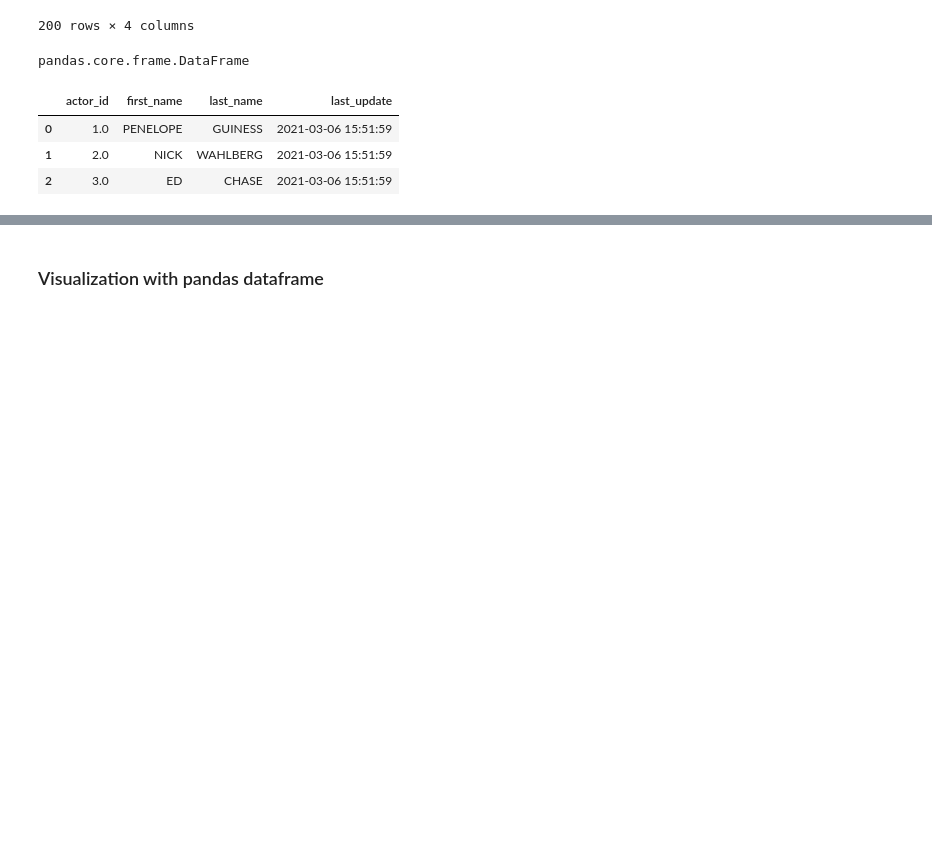
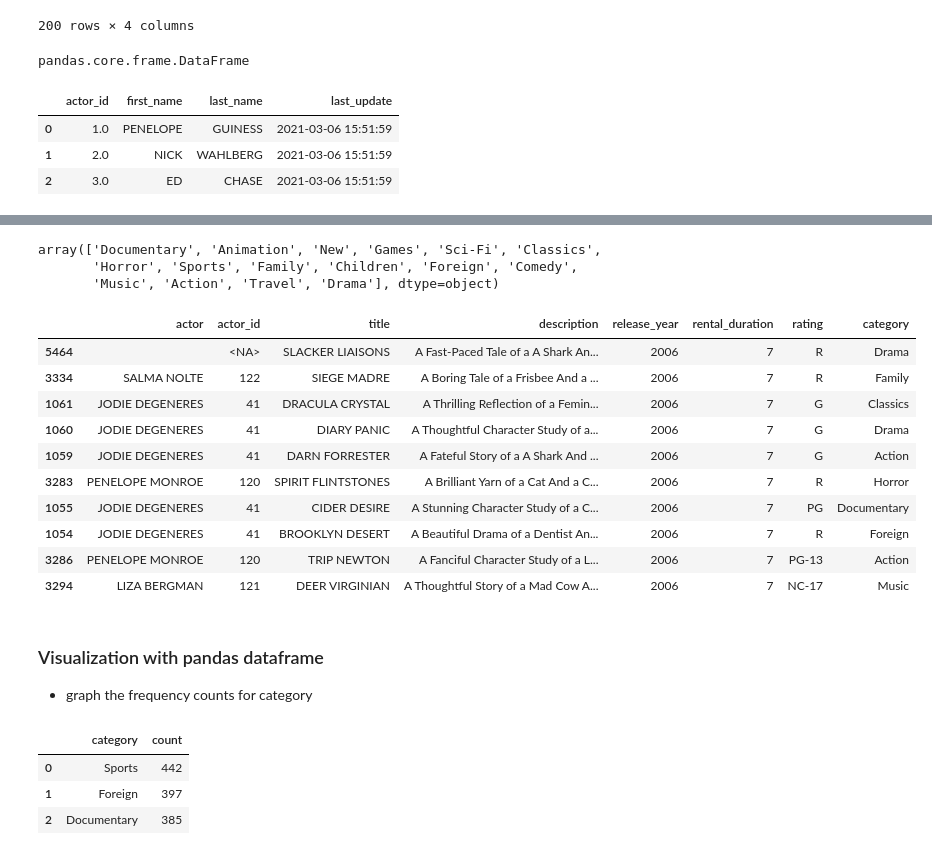
Before and after one commit to ghaliaghazal/sql_Ghalia_Ghazal_DE25, a Jupyter notebook: week4_query_sakila/pandas_duckdb.ipynb, the cells around one changed output, grey strips where cells are left out. Drawn from its saved outputs; the diff is of its cells as text; code cells hidden in the pictures; blank space fills up the shorter version.

```diff
--- a/week4_query_sakila/pandas_duckdb.ipynb
+++ b/week4_query_sakila/pandas_duckdb.ipynb
@@ -86,2 +159,38 @@ dfs["actor"].head(3)
+# %%
+# see unique values of a column
+films_joined["category"].unique()
+# %% [output]
+array(['Documentary', 'Animation', 'New', 'Games', 'Sci-Fi', 'Classics',
+       'Horror', 'Sports', 'Family', 'Children', 'Foreign', 'Comedy',
+       'Music', 'Action', 'Travel', 'Drama'], dtype=object)
+# %%
+# sort the df by rental_duration descending
+films_joined_sorted = films_joined.sort_values(by= "rental_duration", ascending= False)
+
+films_joined_sorted.head(10)
+# %% [output]
+|  | actor | actor_id | title | description | release_year | rental_duration | rating | category |
+| 5464 |  | <NA> | SLACKER LIAISONS | A Fast-Paced Tale of a A Shark An... | 2006 | 7 | R | Drama |
+| 3334 | SALMA NOLTE | 122 | SIEGE MADRE | A Boring Tale of a Frisbee And a ... | 2006 | 7 | R | Family |
+| 1061 | JODIE DEGENERES | 41 | DRACULA CRYSTAL | A Thrilling Reflection of a Femin... | 2006 | 7 | G | Classics |
+| 1060 | JODIE DEGENERES | 41 | DIARY PANIC | A Thoughtful Character Study of a... | 2006 | 7 | G | Drama |
+| 1059 | JODIE DEGENERES | 41 | DARN FORRESTER | A Fateful Story of a A Shark And ... | 2006 | 7 | G | Action |
+| 3283 | PENELOPE MONROE | 120 | SPIRIT FLINTSTONES | A Brilliant Yarn of a Cat And a C... | 2006 | 7 | R | Horror |
+| 1055 | JODIE DEGENERES | 41 | CIDER DESIRE | A Stunning Character Study of a C... | 2006 | 7 | PG | Documentary |
+| 1054 | JODIE DEGENERES | 41 | BROOKLYN DESERT | A Beautiful Drama of a Dentist An... | 2006 | 7 | R | Foreign |
+| 3286 | PENELOPE MONROE | 120 | TRIP NEWTON | A Fanciful Character Study of a L... | 2006 | 7 | PG-13 | Action |
+| 3294 | LIZA BERGMAN | 121 | DEER VIRGINIAN | A Thoughtful Story of a Mad Cow A... | 2006 | 7 | NC-17 | Music |
 # %% [markdown]
 ### Visualization with pandas dataframe
+
+- graph the frequency counts for category
+# %%
+# create a df frequency counts
+category_frequency_df = films_joined["category"].value_counts().reset_index()
+
+category_frequency_df.head(3)
+# %% [output]
+|  | category | count |
+| 0 | Sports | 442 |
+| 1 | Foreign | 397 |
+| 2 | Documentary | 385 |
```
Also changed, not shown: parts of 10 cells of this notebook.
